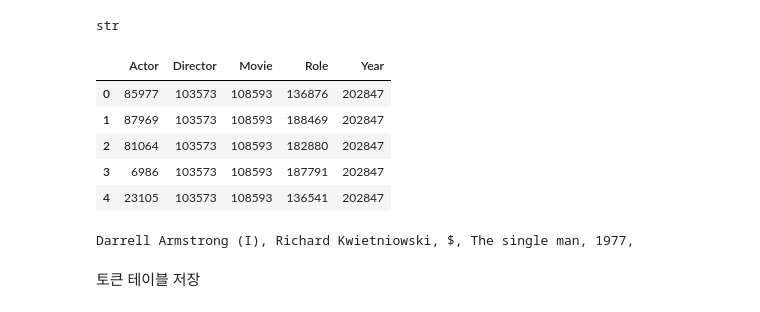
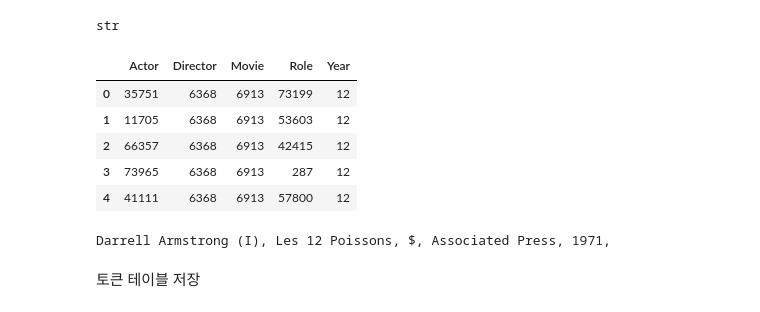
Before and after one commit to jiogenes/bert-meets-relational-db, a Jupyter notebook: test.ipynb, the cells around one changed output. Cells and saved outputs as stored; diff of their text form; code cells hidden in the pictures.

```diff
--- a/test.ipynb
+++ b/test.ipynb
@@ -167,6 +183,21 @@ vocab_size = len(number_dict)
 len(word_dict), len(number_dict), vocab_size
 # %% [output]
 (202880, 202880, 202880)
+# %%
+word_dict = {'[PAD]': 0, '[CLS]': 1, '[SEP]': 2, '[MASK]': 3}
+word_dict_col = {}
+col_list = joined_df.columns.tolist()
+
+for col in joined_df.columns:
+    word_dict_col[col] = dict(word_dict)
+    word_list = joined_df[col].tolist()
+    word_list = list(map(str, word_list))
+    word_list = list(set(word_list))
+    len_word_dict = len(word_dict)
+    for i, w in enumerate(word_list):
+        word_dict_col[col][w] = i + len_word_dict
+
+number_dict_col = {c: {i: w for i, w in enumerate(word_dict_col[c])} for c in joined_df.columns }
 # %%
 import random
 
@@ -213,25 +244,25 @@ type(token_df['Year'][0])
 # %% [output]
 str
 # %%
-def change_to_token(entity):
-    return word_dict[entity]
+def change_to_token(entity, col):
+    return word_dict_col[col][entity]
 
 for col in token_df.columns:
-    token_df[col] = token_df[col].apply(change_to_token)
+    token_df[col] = token_df[col].apply(change_to_token, args=(col,))
 
 token_df.head()
 # %% [output]
 |  | Actor | Director | Movie | Role | Year |
-| 0 | 85977 | 103573 | 108593 | 136876 | 202847 |
-| 1 | 87969 | 103573 | 108593 | 188469 | 202847 |
-| 2 | 81064 | 103573 | 108593 | 182880 | 202847 |
-| 3 | 6986 | 103573 | 108593 | 187791 | 202847 |
-| 4 | 23105 | 103573 | 108593 | 136541 | 202847 |
+| 0 | 35751 | 6368 | 6913 | 73199 | 12 |
+| 1 | 11705 | 6368 | 6913 | 53603 | 12 |
+| 2 | 66357 | 6368 | 6913 | 42415 | 12 |
+| 3 | 73965 | 6368 | 6913 | 287 | 12 |
+| 4 | 41111 | 6368 | 6913 | 57800 | 12 |
 # %%
-for entity in token_df.iloc[0, :].values:
-    print(number_dict[entity], end=', ')
+for i, entity in enumerate(token_df.iloc[0, :].values):
+    print(number_dict_col[col_list[i]][entity], end=', ')
 # %% [output]
-Darrell Armstrong (I), Richard Kwietniowski, $, The single man, 1977,
+Darrell Armstrong (I), Les 12 Poissons, $, Associated Press, 1971,
 # %% [markdown]
 토큰 테이블 저장
 # %%
```
Also changed, not shown: parts of 6 cells of this notebook, 2 other files.
